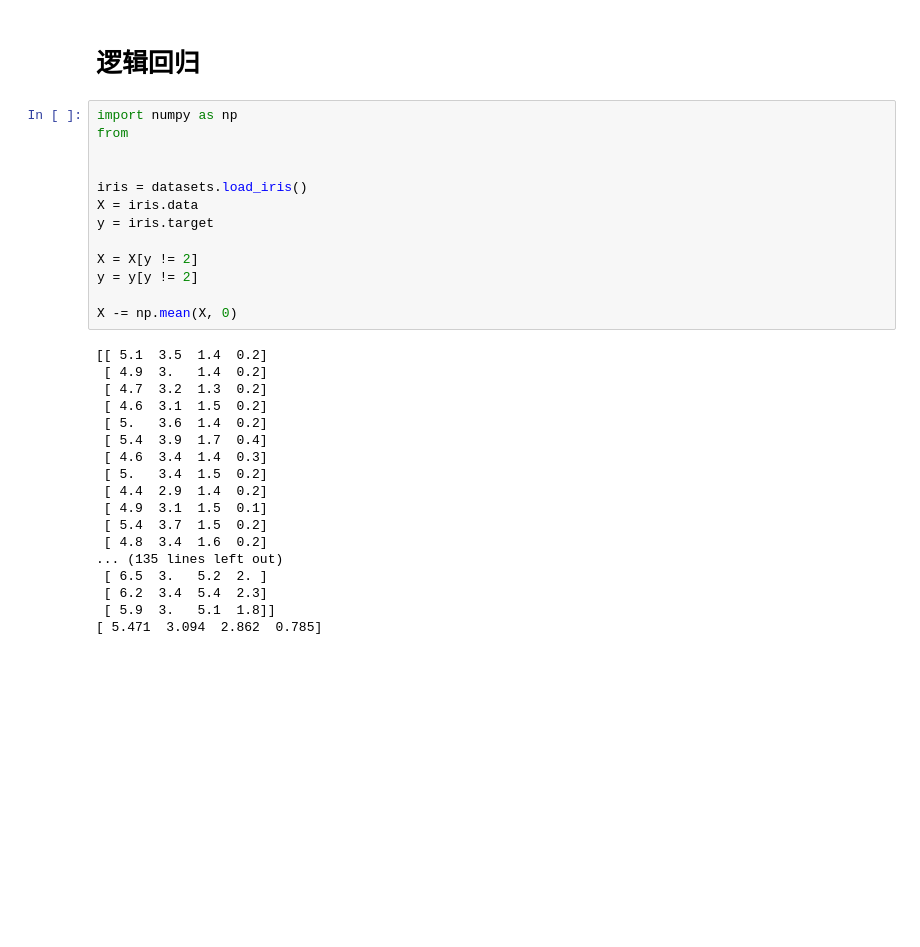
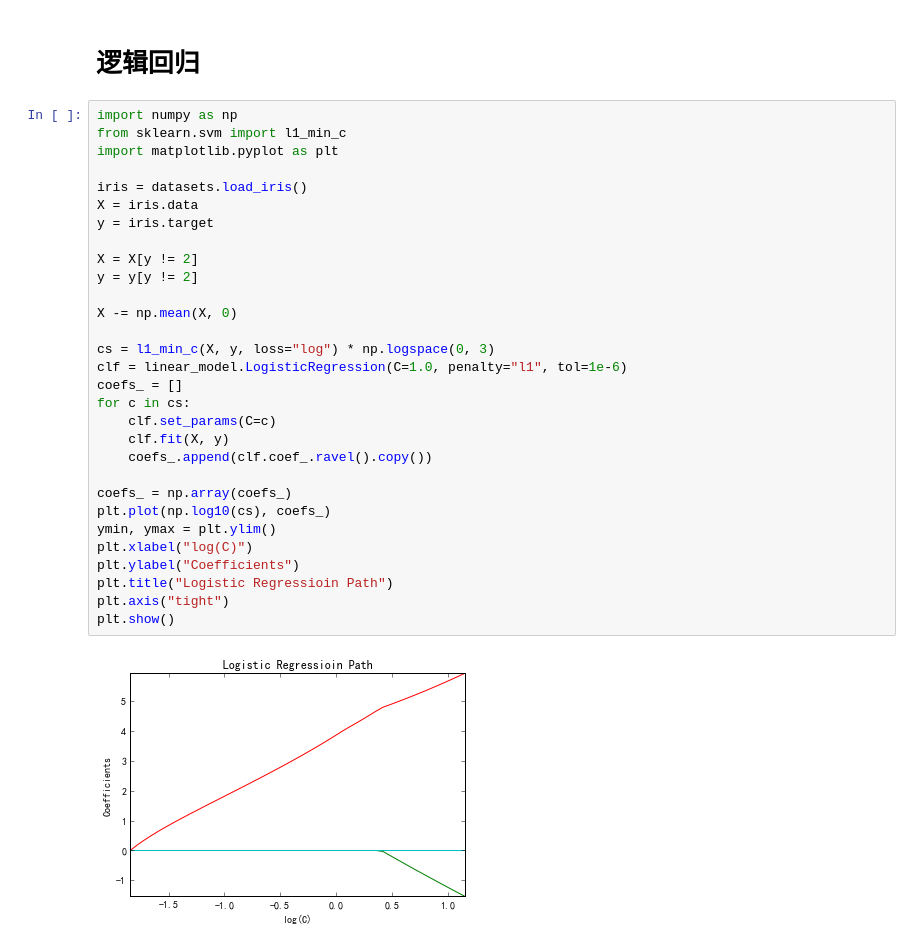
Before and after one commit to futheads/Python-study, a Jupyter notebook: sklearn/AlgorithmList.ipynb, the cells around one changed output. Drawn from its saved outputs; the diff is of its cells as text; blank space fills up the shorter version.

```diff
--- a/sklearn/AlgorithmList.ipynb
+++ b/sklearn/AlgorithmList.ipynb
@@ -34,33 +34,34 @@ plt.show()
 # %% [markdown]
 # 逻辑回归
-# %%
-import numpy as np
-from
-
-
-iris = datasets.load_iris()
-X = iris.data
-y = iris.target
-
-X = X[y != 2]
-y = y[y != 2]
-
-X -= np.mean(X, 0)
-# %% [output]
-[[ 5.1  3.5  1.4  0.2]
- [ 4.9  3.   1.4  0.2]
- [ 4.7  3.2  1.3  0.2]
- [ 4.6  3.1  1.5  0.2]
- [ 5.   3.6  1.4  0.2]
- [ 5.4  3.9  1.7  0.4]
- [ 4.6  3.4  1.4  0.3]
- [ 5.   3.4  1.5  0.2]
- [ 4.4  2.9  1.4  0.2]
- [ 4.9  3.1  1.5  0.1]
- [ 5.4  3.7  1.5  0.2]
- [ 4.8  3.4  1.6  0.2]
-... (135 lines left out)
- [ 6.5  3.   5.2  2. ]
- [ 6.2  3.4  5.4  2.3]
- [ 5.9  3.   5.1  1.8]]
-[ 5.471  3.094  2.862  0.785]
+# %%
+import numpy as np
+from sklearn.svm import l1_min_c
+import matplotlib.pyplot as plt
+
+iris = datasets.load_iris()
+X = iris.data
+y = iris.target
+
+X = X[y != 2]
+y = y[y != 2]
+
+X -= np.mean(X, 0)
+
+cs = l1_min_c(X, y, loss="log") * np.logspace(0, 3)
+clf = linear_model.LogisticRegression(C=1.0, penalty="l1", tol=1e-6)
+coefs_ = []
+for c in cs:
+    clf.set_params(C=c)
+    clf.fit(X, y)
+    coefs_.append(clf.coef_.ravel().copy())
+
+coefs_ = np.array(coefs_)
+plt.plot(np.log10(cs), coefs_)
+ymin, ymax = plt.ylim()
+plt.xlabel("log(C)")
+plt.ylabel("Coefficients")
+plt.title("Logistic Regressioin Path")
+plt.axis("tight")
+plt.show()
+# %% [output]
+[figure, added]
```
Also changed, not shown: parts of 4 cells of this notebook.
